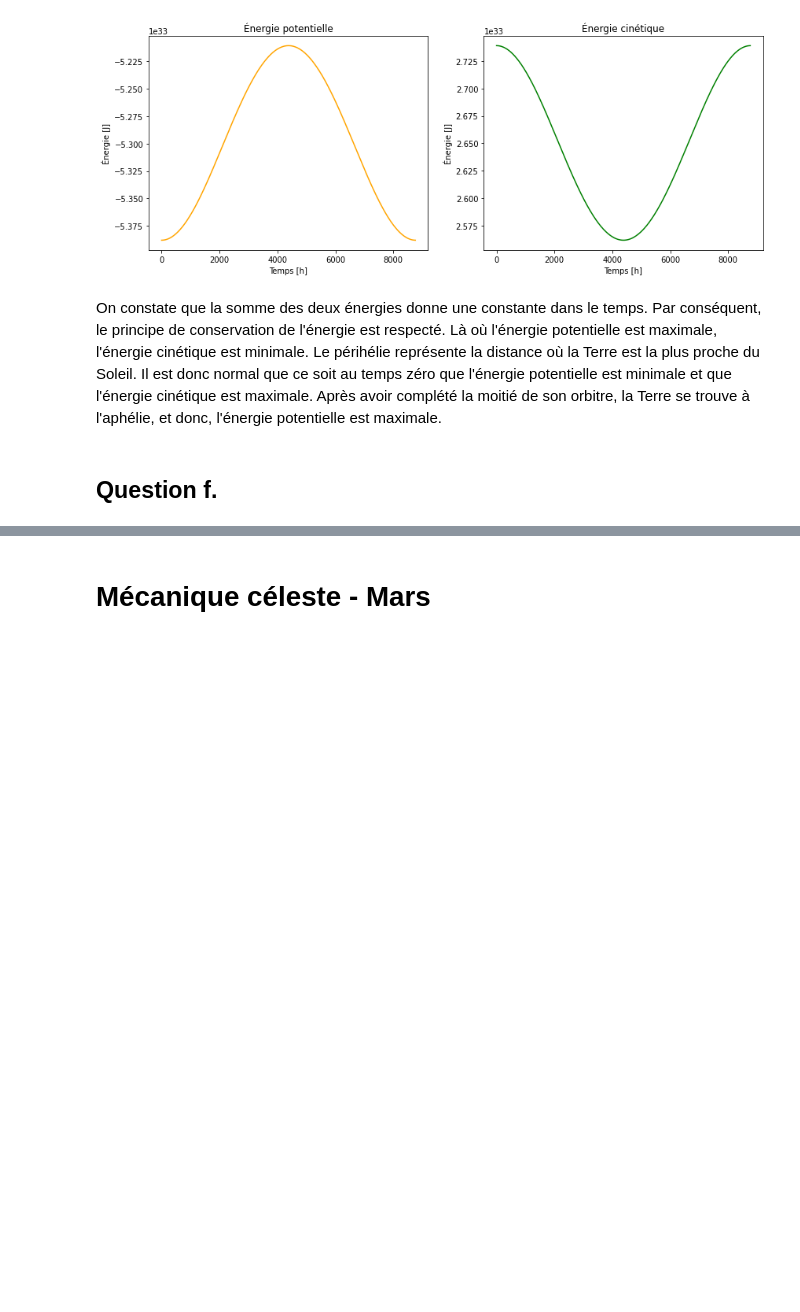
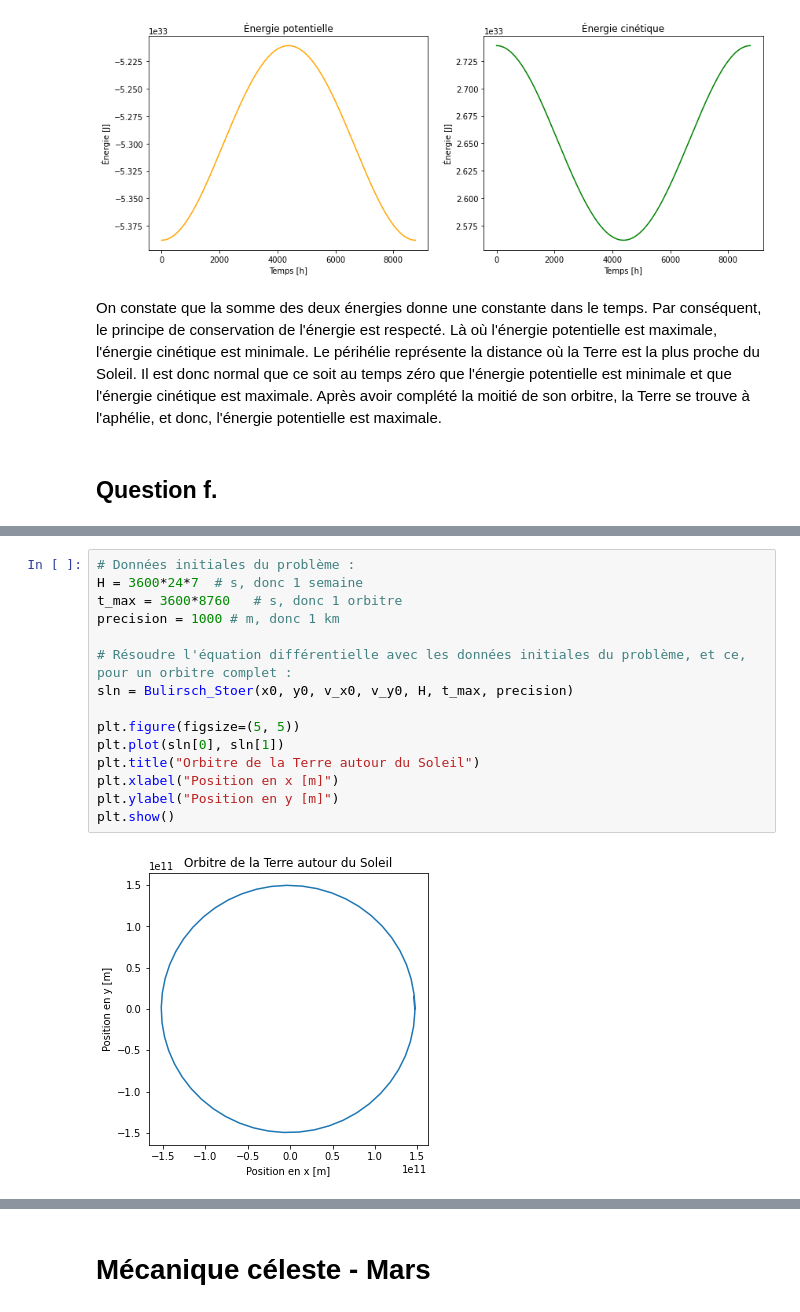
Before and after one commit to dvdturg/Phys_num, a Jupyter notebook: TP3/TP3_Legare_Parrot_Turgeon.ipynb, the cells around one changed output, grey strips where cells are left out. Saved outputs shown, nothing was run; the diff lists cells and outputs as text; blank space fills up the shorter version.

```diff
--- a/TP3/TP3_Legare_Parrot_Turgeon.ipynb
+++ b/TP3/TP3_Legare_Parrot_Turgeon.ipynb
@@ -436,0 +439,17 @@ plt.show()
+# %%
+# Données initiales du problème :
+H = 3600*24*7  # s, donc 1 semaine
+t_max = 3600*8760   # s, donc 1 orbitre
+precision = 1000 # m, donc 1 km
+
+# Résoudre l'équation différentielle avec les données initiales du problème, et ce, pour un orbitre complet :
+sln = Bulirsch_Stoer(x0, y0, v_x0, v_y0, H, t_max, precision)
+
+plt.figure(figsize=(5, 5))
+plt.plot(sln[0], sln[1])
+plt.title("Orbitre de la Terre autour du Soleil")
+plt.xlabel("Position en x [m]")
+plt.ylabel("Position en y [m]")
+plt.show()
+# %% [output]
+[figure, added]
```
Also changed, not shown: parts of 21 cells of this notebook, 1 other file.
